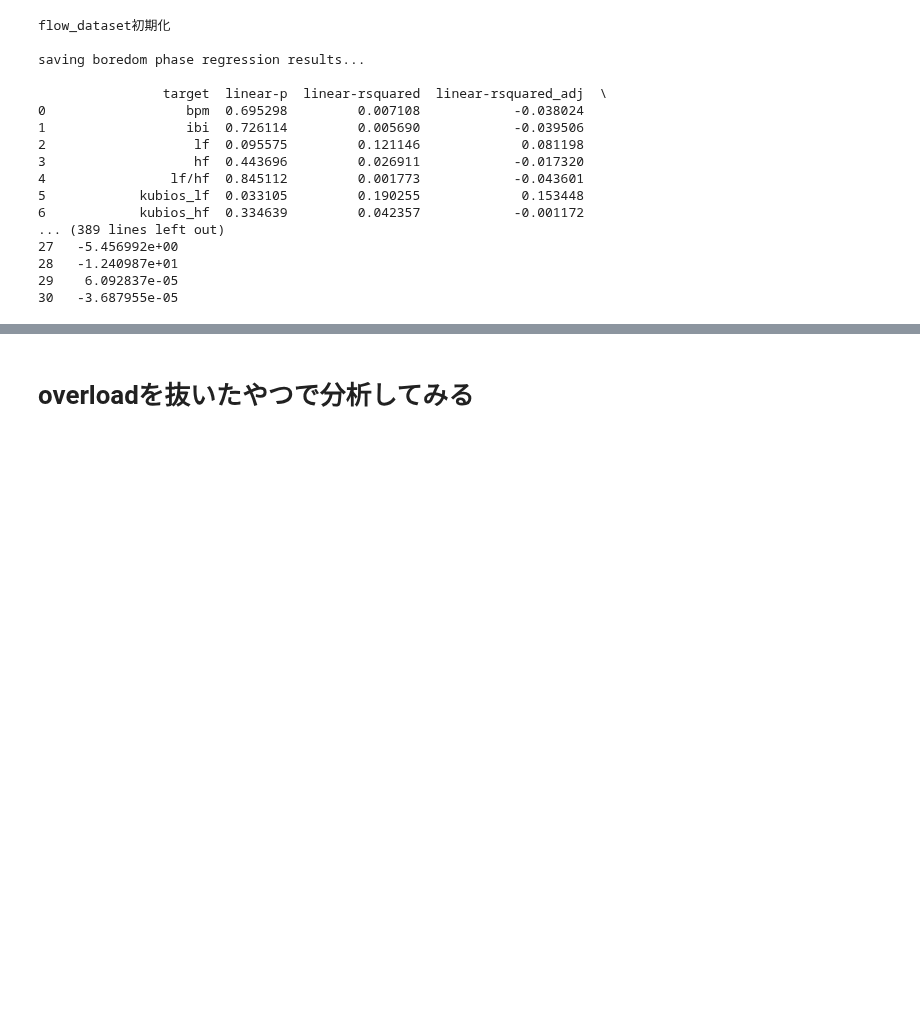
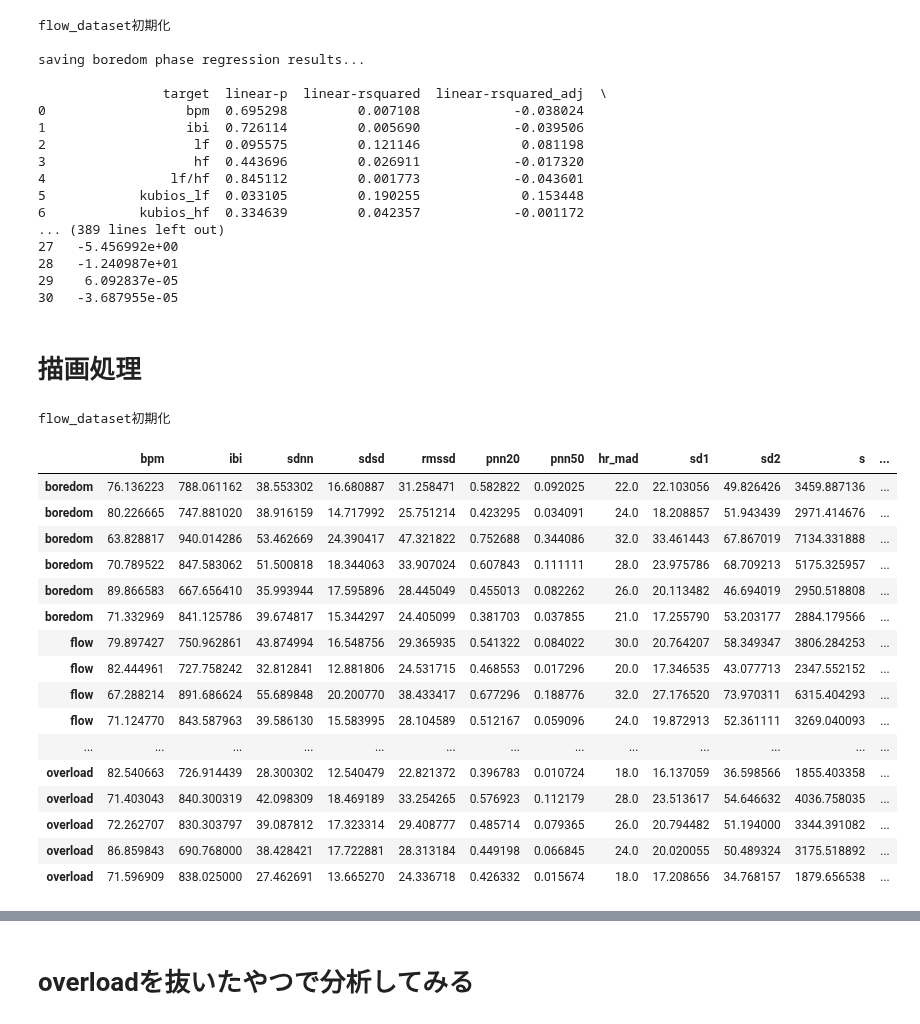
Before and after one commit to miyakooti/ECGAnalysis, a Jupyter notebook: regression_of_flow_score.ipynb, the cells around one changed output, grey strips where cells are left out. Cells and saved outputs as stored; diff of their text form; code cells hidden in the pictures; blank space fills up the shorter version.

```diff
--- a/regression_of_flow_score.ipynb
+++ b/regression_of_flow_score.ipynb
@@ -293,3 +295,5 @@ saving boredom phase regression results...
 28   -1.240987e+01
 29    6.092837e-05
 30   -3.687955e-05
+# %% [markdown]
+# 描画処理
@@ -295,0 +302,35 @@ saving boredom phase regression results...
+# %%
+for i,target_phase in enumerate(target_phases):
+
+    for j,path in enumerate(pathes):
+
+        df = pd.read_csv(path,index_col=0).fillna(0)
+        # column
+        # row
+        df = df.loc[[target_phase]] # seriesとして取り出したいときはこっち
+        if j == 0 and i == 0:
+            print("flow_dataset初期化")
+            flow_dataset = df
+        else:
+            flow_dataset = pd.concat([flow_dataset, df], axis=0)
+
+flow_dataset
+# %% [output]
+flow_dataset初期化
+|  | bpm | ibi | sdnn | sdsd | rmssd | pnn20 | pnn50 | hr_mad | sd1 | sd2 | s | ... |
+| boredom | 76.136223 | 788.061162 | 38.553302 | 16.680887 | 31.258471 | 0.582822 | 0.092025 | 22.0 | 22.103056 | 49.826426 | 3459.887136 | ... |
+| boredom | 80.226665 | 747.881020 | 38.916159 | 14.717992 | 25.751214 | 0.423295 | 0.034091 | 24.0 | 18.208857 | 51.943439 | 2971.414676 | ... |
+| boredom | 63.828817 | 940.014286 | 53.462669 | 24.390417 | 47.321822 | 0.752688 | 0.344086 | 32.0 | 33.461443 | 67.867019 | 7134.331888 | ... |
+| boredom | 70.789522 | 847.583062 | 51.500818 | 18.344063 | 33.907024 | 0.607843 | 0.111111 | 28.0 | 23.975786 | 68.709213 | 5175.325957 | ... |
+| boredom | 89.866583 | 667.656410 | 35.993944 | 17.595896 | 28.445049 | 0.455013 | 0.082262 | 26.0 | 20.113482 | 46.694019 | 2950.518808 | ... |
+| boredom | 71.332969 | 841.125786 | 39.674817 | 15.344297 | 24.405099 | 0.381703 | 0.037855 | 21.0 | 17.255790 | 53.203177 | 2884.179566 | ... |
+| flow | 79.897427 | 750.962861 | 43.874994 | 16.548756 | 29.365935 | 0.541322 | 0.084022 | 30.0 | 20.764207 | 58.349347 | 3806.284253 | ... |
+| flow | 82.444961 | 727.758242 | 32.812841 | 12.881806 | 24.531715 | 0.468553 | 0.017296 | 20.0 | 17.346535 | 43.077713 | 2347.552152 | ... |
+| flow | 67.288214 | 891.686624 | 55.689848 | 20.200770 | 38.433417 | 0.677296 | 0.188776 | 32.0 | 27.176520 | 73.970311 | 6315.404293 | ... |
+| flow | 71.124770 | 843.587963 | 39.586130 | 15.583995 | 28.104589 | 0.512167 | 0.059096 | 24.0 | 19.872913 | 52.361111 | 3269.040093 | ... |
+| ... | ... | ... | ... | ... | ... | ... | ... | ... | ... | ... | ... | ... |
+| overload | 82.540663 | 726.914439 | 28.300302 | 12.540479 | 22.821372 | 0.396783 | 0.010724 | 18.0 | 16.137059 | 36.598566 | 1855.403358 | ... |
+| overload | 71.403043 | 840.300319 | 42.098309 | 18.469189 | 33.254265 | 0.576923 | 0.112179 | 28.0 | 23.513617 | 54.646632 | 4036.758035 | ... |
+| overload | 72.262707 | 830.303797 | 39.087812 | 17.323314 | 29.408777 | 0.485714 | 0.079365 | 26.0 | 20.794482 | 51.194000 | 3344.391082 | ... |
+| overload | 86.859843 | 690.768000 | 38.428421 | 17.722881 | 28.313184 | 0.449198 | 0.066845 | 24.0 | 20.020055 | 50.489324 | 3175.518892 | ... |
+| overload | 71.596909 | 838.025000 | 27.462691 | 13.665270 | 24.336718 | 0.426332 | 0.015674 | 18.0 | 17.208656 | 34.768157 | 1879.656538 | ... |
```
Also changed, not shown: parts of 8 cells of this notebook.
